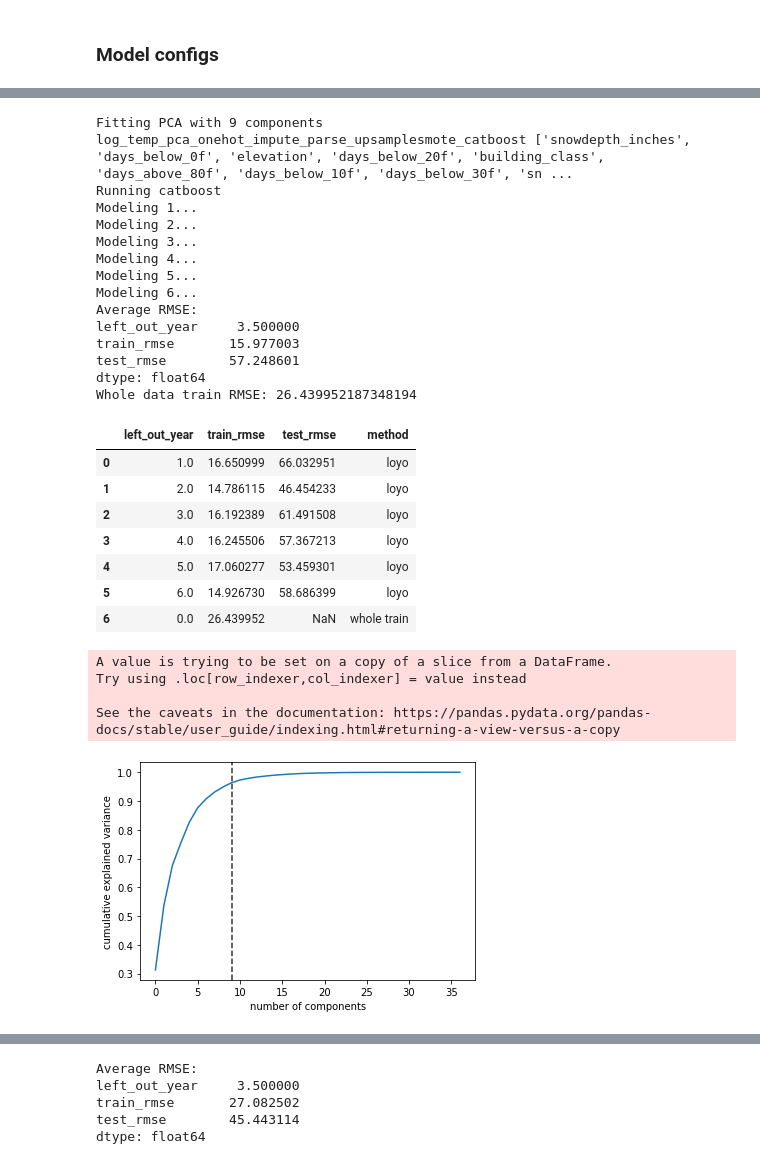
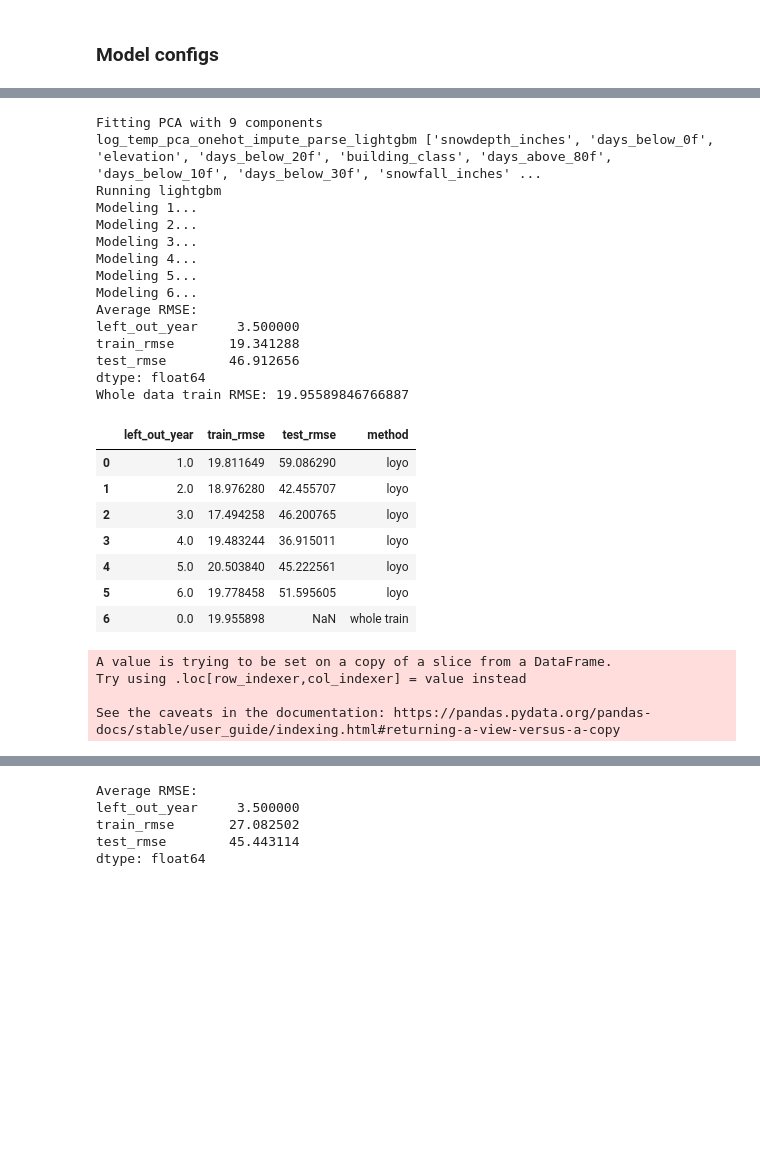
Before and after one commit to hannahpu/widsdatathon2022, a Jupyter notebook: notebook/model_run_hannah.ipynb, the cells around one changed output, grey strips where cells are left out. Cells and saved outputs as stored; diff of their text form; code cells hidden in the pictures; blank space fills up the shorter version.

```diff
--- a/notebook/model_run_hannah.ipynb
+++ b/notebook/model_run_hannah.ipynb
@@ -229,14 +232,23 @@ model_dict = {
             ),
     "xgboost": xgb.XGBRegressor(eval_metric= 'rmse', seed = seed, max_depth=3, n_estimators=100,
                            booster='gbtree', n_jobs=-1,
-                           random_state=0, learning_rate=0.1)
-            # "xgboost": xgb.XGBRegressor()
+                           random_state=0, learning_rate=0.1),
+
+    "lightgbm": lgb.LGBMRegressor (
+                                n_estimators = 30000,
+                                max_depth = 11,
+                                num_leaves = 15,
+                                learning_rate = 0.05,
+                                subsample = 0.9,
+                                colsample_bytree = 0.7,
+                                random_state = 42 )
 
 }
 
 model_type_dict = {
     "catboost": "catboost",
-    "xgboost": "sklearn"
+    "xgboost": "sklearn",
+    "lightgbm": "lightgbm"
 }
 
 feature_dict = {
@@ -292,6 +304,17 @@ feature_dict = {
         "if_scale": False,
         "model": "catboost",
         "replace_original_feature_col_dict": {"energy_star_rating": "backfilled_energy_star_rating_v1", "facility_type": "facility_type_parsed"},
+        "drop_data": {},
+        "resample_param_dict": {}
+    },
+    "log_temp_pca_onehot_impute_parse_lightgbm": {
+        "cols_to_reduce_dict": {"temp": viz.temp_col_list},
+        "reduce_number_dict": {"temp": 9},
+        "log10_transform_cols": ["floor_area"],
+        "if_one_hot": True,
+        "if_scale": False,
+        "model": "lightgbm",
+        "replace_original_feature_col_dict": {"energy_star_rating": "backfilled_energy_star_rating", "facility_type": "facility_type_parsed"},
         "drop_data": {},
         "resample_param_dict": {}
     },
@@ -374,7 +397,7 @@ feature_dict = {
 # model_configs_to_run = ["log_temp_pca_onehot_impute_v1_parse_catboost", "log_temp_below_pca_onehot_impute_catboost"]
 # model_configs_to_run =["log_temp1_pca_onehot_impute_parse_catboost"]
 # model_configs_to_run =["log_temp_pca_onehot_impute_parse_xgb"]
-model_configs_to_run =["log_temp_pca_onehot_impute_parse_upsamplesmote_catboost"]
+model_configs_to_run =["log_temp_pca_onehot_impute_parse_lightgbm"]
 # %% [output]
 [interactive output not drawn]
 # %%
@@ -459,7 +482,12 @@ for config_name in model_configs_to_run:
     processed_train_x_df, processed_test_x_df = mu.process_train_test_data(
         train_filter_x_df, test_filter_x_df, if_scale, if_one_hot, full_data_df = train_filter_x_df
     )
-    run_model_dict = {"xgboost": mu.run_sklearn_model, "catboost": mu.run_catboost_model}
+    # run_model_dict = {"xgboost": mu.run_sklearn_model, "catboost": mu.run_catboost_model}
+    run_model_dict = {
+        "sklearn": mu.run_sklearn_model,
+        "catboost": mu.run_catboost_model,
+        "lightgbm": mu.run_lgb_model,
+    }
     train_predict, test_predict, fitted_model = run_model_dict[model_name](
             model, processed_train_x_df, train_filter_y_df, processed_test_x_df
         )
@@ -493,50 +521,49 @@ for config_name in model_configs_to_run:
         plt.savefig(
             f"{wids_path}/validation_result/hannah/{config_name}_feature_importance.png"
         )
         plt.close()
 
 
     rmse_df = du.get_rmse_by_group(
         train_filter_x_df.rename(
             columns={"backfilled_energy_star_rating": "energy_star_rating", "backfilled_energy_star_rating_v1": "energy_star_rating", "facility_type_parsed": "facility_type"}
         ),
         train_filter_y_df,
         train_predict,
     )
     viz.plot_rmse_by_group(rmse_df)
     plt.savefig(
         f"{wids_path}/validation_result/hannah/{config_name}_rmse_by_group.png"
     )
     plt.close()
 # %% [output]
 Fitting PCA with 9 components
-log_temp_pca_onehot_impute_parse_upsamplesmote_catboost ['snowdepth_inches', 'days_below_0f', 'elevation', 'days_below_20f', 'building_class', 'days_above_80f', 'days_below_10f', 'days_below_30f', 'sn ...
-Running catboost
+log_temp_pca_onehot_impute_parse_lightgbm ['snowdepth_inches', 'days_below_0f', 'elevation', 'days_below_20f', 'building_class', 'days_above_80f', 'days_below_10f', 'days_below_30f', 'snowfall_inches' ...
+Running lightgbm
 Modeling 1...
 Modeling 2...
 Modeling 3...
 Modeling 4...
 Modeling 5...
 Modeling 6...
 Average RMSE:
 left_out_year     3.500000
-train_rmse       15.977003
-test_rmse        57.248601
+train_rmse       19.341288
+test_rmse        46.912656
 dtype: float64
-Whole data train RMSE: 26.439952187348194
+Whole data train RMSE: 19.95589846766887
 |  | left_out_year | train_rmse | test_rmse | method |
-| 0 | 1.0 | 16.650999 | 66.032951 | loyo |
-| 1 | 2.0 | 14.786115 | 46.454233 | loyo |
-| 2 | 3.0 | 16.192389 | 61.491508 | loyo |
-| 3 | 4.0 | 16.245506 | 57.367213 | loyo |
-| 4 | 5.0 | 17.060277 | 53.459301 | loyo |
-| 5 | 6.0 | 14.926730 | 58.686399 | loyo |
-| 6 | 0.0 | 26.439952 | NaN | whole train |
+| 0 | 1.0 | 19.811649 | 59.086290 | loyo |
+| 1 | 2.0 | 18.976280 | 42.455707 | loyo |
+| 2 | 3.0 | 17.494258 | 46.200765 | loyo |
+| 3 | 4.0 | 19.483244 | 36.915011 | loyo |
+| 4 | 5.0 | 20.503840 | 45.222561 | loyo |
+| 5 | 6.0 | 19.778458 | 51.595605 | loyo |
+| 6 | 0.0 | 19.955898 | NaN | whole train |
 A value is trying to be set on a copy of a slice from a DataFrame.
 Try using .loc[row_indexer,col_indexer] = value instead
 
 See the caveats in the documentation: https://pandas.pydata.org/pandas-docs/stable/user_guide/indexing.html#returning-a-view-versus-a-copy
-[figure, removed]
 [interactive output not drawn]
 # %%
 print(f"Average RMSE:\n{model_rmse.query('left_out_year != 0').mean()}")
```
Also changed, not shown: parts of 1 cell of this notebook, 2 other files.
